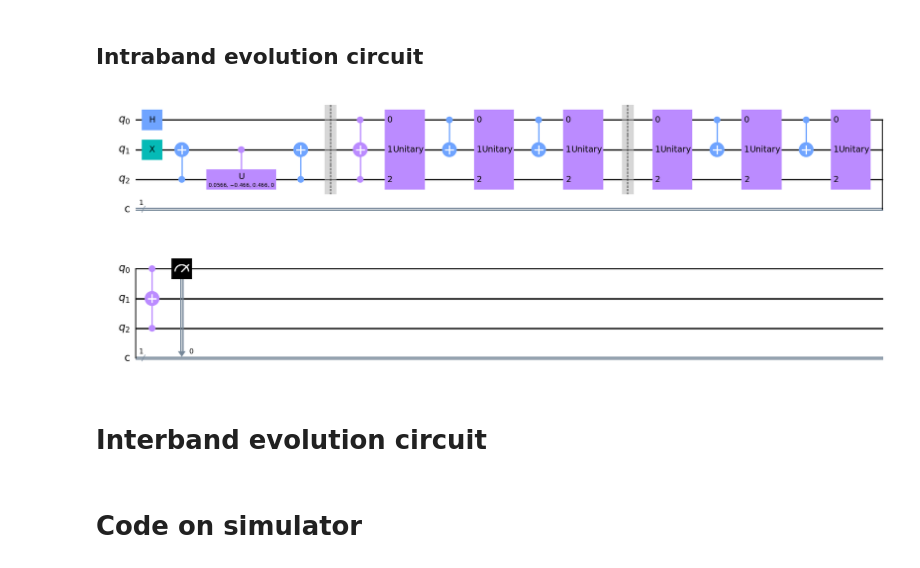
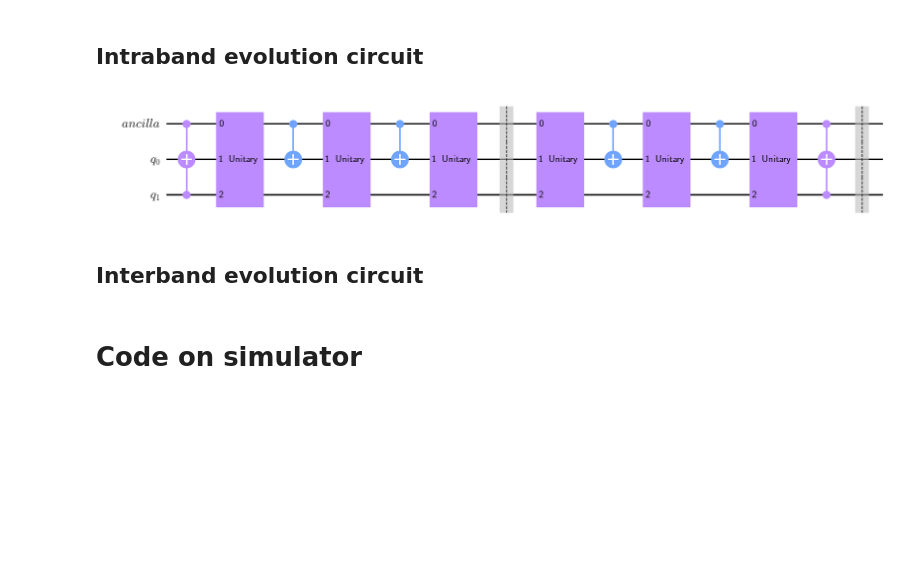
Before and after one commit to psasanka1729/chern-number-on-NISQ-computer, a Jupyter notebook: topological_phases_quantum_computer.ipynb, the cells around one changed output. Drawn from its saved outputs; the diff is of its cells as text; code cells hidden in the pictures; blank space fills up the shorter version.

```diff
--- a/topological_phases_quantum_computer.ipynb
+++ b/topological_phases_quantum_computer.ipynb
@@ -13,15 +13,15 @@ from scipy.linalg import sqrtm
 # %% [markdown]
 # Discrete Brillouin zone
 # %%
-number_of_mesh_points = 8
+number_of_mesh_points = 20
 # discretizing the BZ into mesh points.
 k_x_lst = list(np.linspace(-np.pi,np.pi,number_of_mesh_points))
 k_y_lst = list(np.linspace(-np.pi,np.pi,number_of_mesh_points))
 
 # list of all points in the discrete BZ.
 discretized_Brillouin_zone = []
-for i in range(number_of_mesh_points):
-    for j in range(number_of_mesh_points):
+for i in range(number_of_mesh_points-1):
+    for j in range(number_of_mesh_points-1):
         discretized_Brillouin_zone.append([k_x_lst[i],k_y_lst[j]])
 # nearest neighbor spacing in the discrete BZ.
 delta_k_x = k_x_lst[1]-k_x_lst[0]
@@ -60,8 +124,8 @@ def U3(theta,lamb,phi):
 # %% [markdown]
 ## Defining the two angles $\theta$ and $\phi$
 # %%
-def angle_theta(k_x,k_y):
-    E_p = np.sqrt((np.sin(k_x))**2+(np.sin(k_y))**2+(np.cos(k_x)+np.cos(k_y)+mu)**2)
+def angle_theta(k_x,k_y,mu):
+    E_p = np.sqrt((np.sin(k_y))**2+(np.sin(k_x))**2+(np.cos(k_x)+np.cos(k_y)+mu)**2)
     return np.arccos((np.cos(k_x)+np.cos(k_y)+mu)/E_p)
 def angle_phi(k_x,k_y):
     return np.arccos(np.sin(k_y)/np.sqrt((np.sin(k_y))**2+(np.sin(k_x))**2))
@@ -134,39 +258,52 @@ lower_band_wavefunction(0.1,0.2).draw("mpl",scale=2)
 # %% [markdown]
 ## Intraband evolution circuit
 # %%
-def intraband_evolution(k_x,k_y,k_x_p,k_y_p):
+def intraband_evolution(k_x,k_y,k_x_p,k_y_p,mu):
 
-    # create the quantum circuit
-    qc = QuantumCircuit(3,1)
-    qc.h(0)
-    qc = qc.compose(upper_band_wavefunction(k_x,k_y))
+    qr = QuantumRegister(2,"q")
+
+    # Create the ancilla register
+    anc = QuantumRegister(1,"ancilla")
+    # Create the quantum circuit
+    qc = QuantumCircuit(anc,qr)
+
+
+    qc.ccx(0,2,1)
+
+    #r"""
+    # $CCU_{3}^{\dagger}$ gate.
+    theta_k = angle_theta(k_x,k_y,mu)
+    phi_k = angle_phi(k_x,k_y)
+    W_dag = sqrtm(np.matrix(U3(theta_k,-phi_k,phi_k).conj().T))
+    qc.unitary(controlled_W(W_dag,1,2).A,[0,1,2])
+    qc.cx(0,1) # changed
+    W = sqrtm(np.matrix(U3(theta_k,-phi_k,phi_k)))
+    qc.unitary(controlled_W(W,1,2).A,[0,1,2])
+    qc.cx(0,1)
+    qc.unitary(controlled_W(W_dag,0,2).A,[0,1,2])#"""
 
     qc.barrier()
 
-    qc.ccx(0,2,1)
-    # $CCU_{3}^{\dagger}$ gate.
-    W = sqrtm(np.matrix(U3(angle_theta(k_x,k_y),-angle_phi(k_x,k_y),angle_phi(k_x,k_y))).getH())
+    #r"""
+    # $CCU_{3}$ gate.
+    theta_k_p = angle_theta(k_x_p,k_y_p,mu)
+    phi_k_p = angle_phi(k_x_p,k_y_p)
+    W = sqrtm(U3(theta_k_p,-phi_k_p,phi_k_p))
     qc.unitary(controlled_W(W,1,2).A,[0,1,2])
     qc.cx(0,1)
-    qc.unitary(np.matrix(controlled_W(W,1,2).A).getH(),[0,1,2])
+    W_dag = sqrtm(np.matrix(U3(theta_k_p,-phi_k_p,phi_k_p).conj().T))
+    qc.unitary(controlled_W(W_dag,1,2).A,[0,1,2])
     qc.cx(0,1)
-    qc.unitary(np.matrix(controlled_W(W,0,2).A).getH(),[0,1,2])
+    qc.unitary(controlled_W(W,0,2).A,[0,1,2])#"""
+
+    qc.ccx(0,2,1)
 
     qc.barrier()
-
-    # $CCU_{3}$ gate.
-    W = sqrtm(U3(angle_theta(k_x_p,k_y_p),-angle_phi(k_x_p,k_y_p),angle_phi(k_x_p,k_y_p)))
-    qc.unitary(controlled_W(W,1,2).A,[0,1,2])
-    qc.cx(0,1)
-    qc.unitary(np.matrix(controlled_W(W,1,2).A).getH(),[0,1,2])
-    qc.cx(0,1)
-    qc.unitary(np.matrix(controlled_W(W,0,2).A).getH(),[0,1,2])
-    qc.ccx(0,2,1)
-    qc.measure(0,0)
+    #qc.measure(0,0)
     return qc
-intraband_evolution(0.1,0.2,-0.1,-0.3).draw("mpl",scale=1.5)
+intraband_evolution(1,1,1,1,1).draw("mpl",scale=2)
 # %% [output]
-[figure, old version]
+[figure, new version]
 # %% [markdown]
-# Interband evolution circuit
+## Interband evolution circuit
 # %%
```
Also changed, not shown: parts of 26 cells of this notebook.
